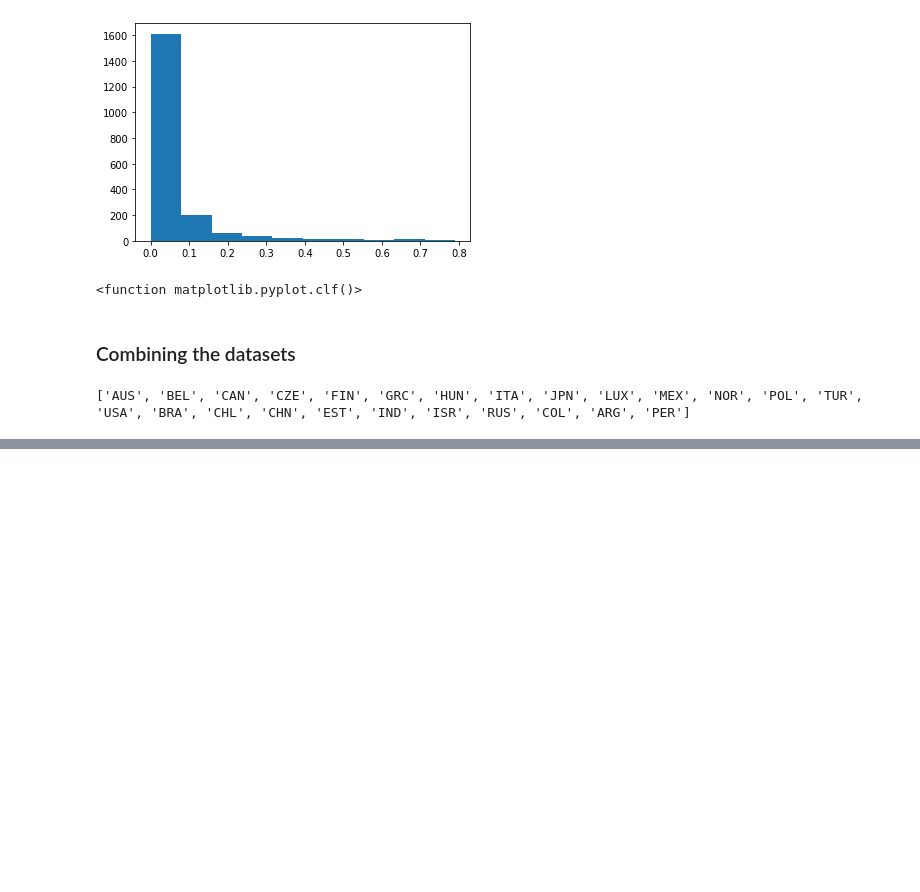
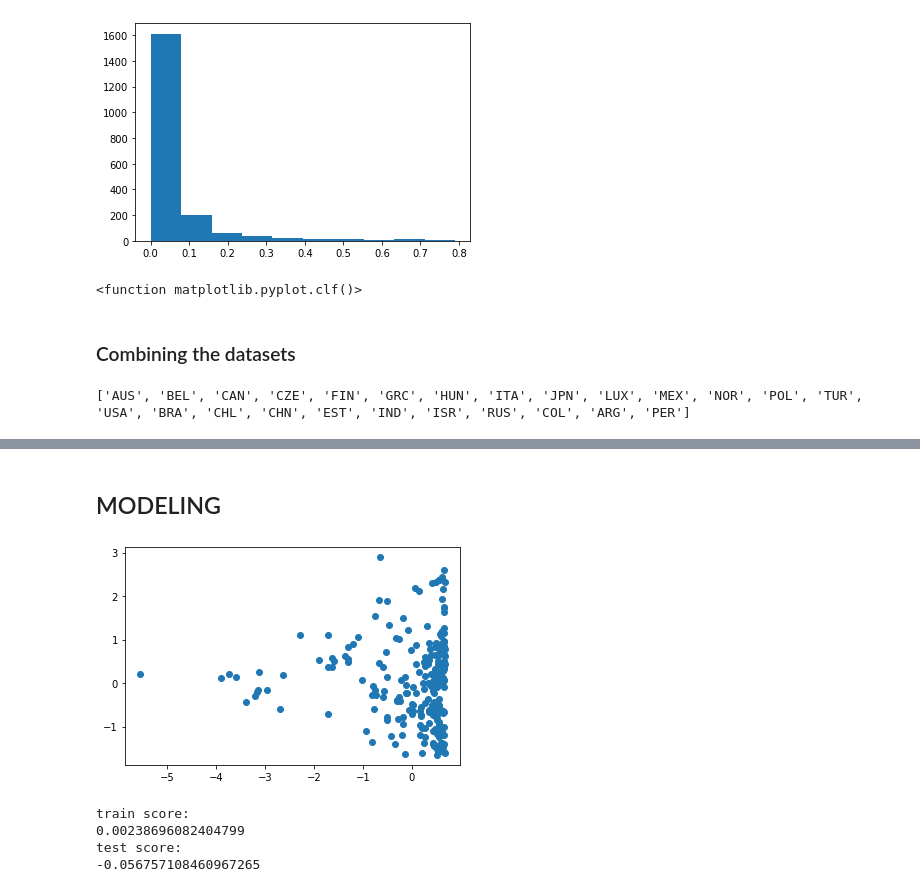
Before and after one commit to R0go/Religion, a Jupyter notebook: project.ipynb, the cells around one changed output, grey strips where cells are left out. Saved outputs shown, nothing was run; the diff lists cells and outputs as text; code cells hidden in the pictures; blank space fills up the shorter version.

Commit message:
evaluating the model

```diff
--- a/project.ipynb
+++ b/project.ipynb
@@ -306,0 +268,2 @@ Name: LITRES/CAPITA, dtype: float64
+# %% [markdown]
+## MODELING
@@ -306,0 +278,29 @@ Name: LITRES/CAPITA, dtype: float64
+# %%
+x = all_data[['sumreligpct']]
+y = all_data['LITRES/CAPITA']
+scaler = StandardScaler()
+
+x_reshaped = np.array(x).reshape(-1,1)
+x_scaled = scaler.fit_transform(x_reshaped)
+y_reshaped = np.array(y).reshape(-1,1)
+y_scaled = scaler.fit_transform(y_reshaped)
+
+plt.scatter(x_scaled,y_scaled)
+plt.show()
+x_train, x_test, y_train, y_test = train_test_split(x_scaled, y_scaled, test_size = .10, random_state= 0)
+# %% [output]
+[figure, added]
+# %%
+lr_model = LinearRegression()
+lr_model.fit(x_train,y_train)
+ypred =  lr_model.predict(x_test)
+
+print('train score:')
+print(lr_model.score(x_train, y_train))
+print('test score:')
+print(lr_model.score(x_test, y_test))
+# %% [output]
+train score:
+0.00238696082404799
+test score:
+-0.056757108460967265
```
Also changed, not shown: parts of 9 cells of this notebook.
